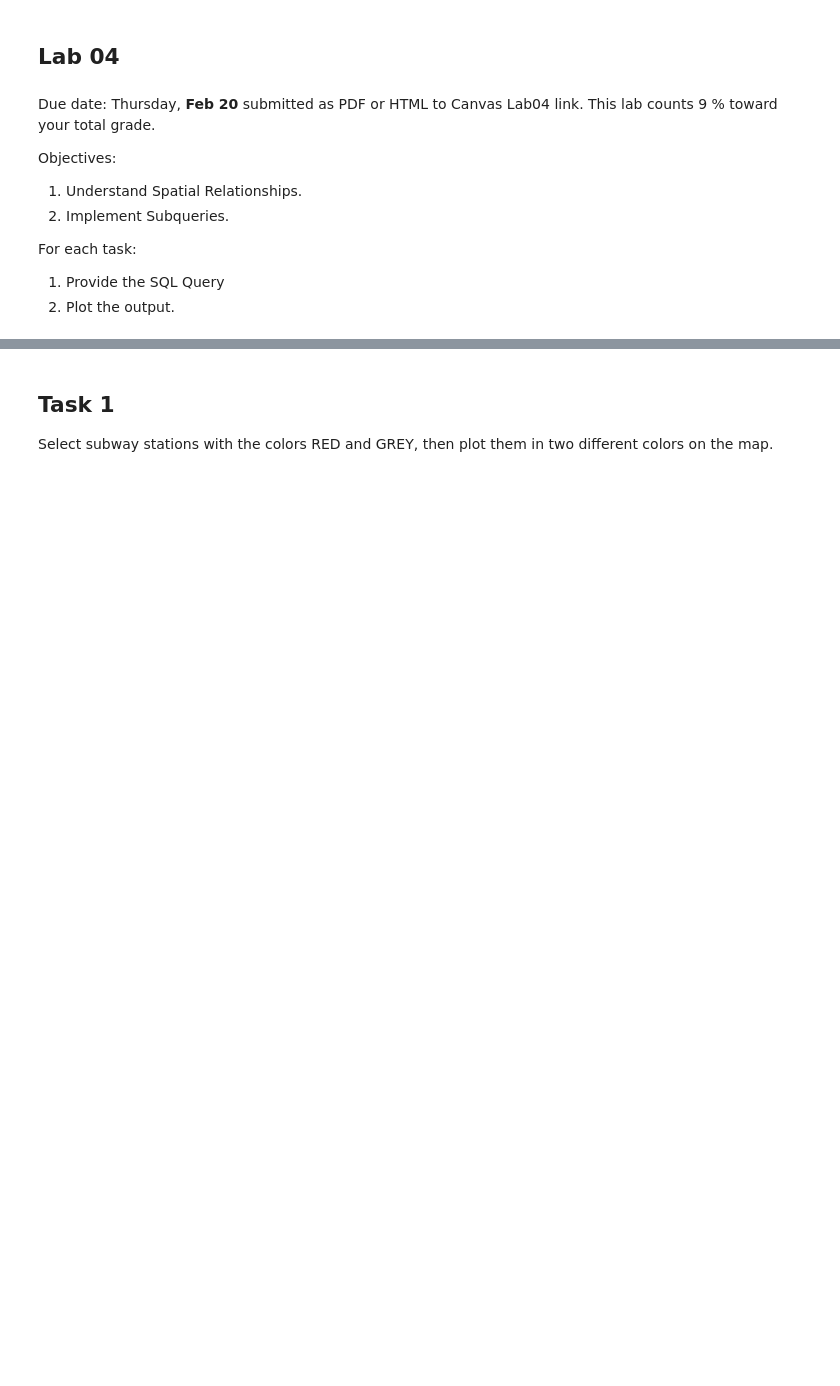
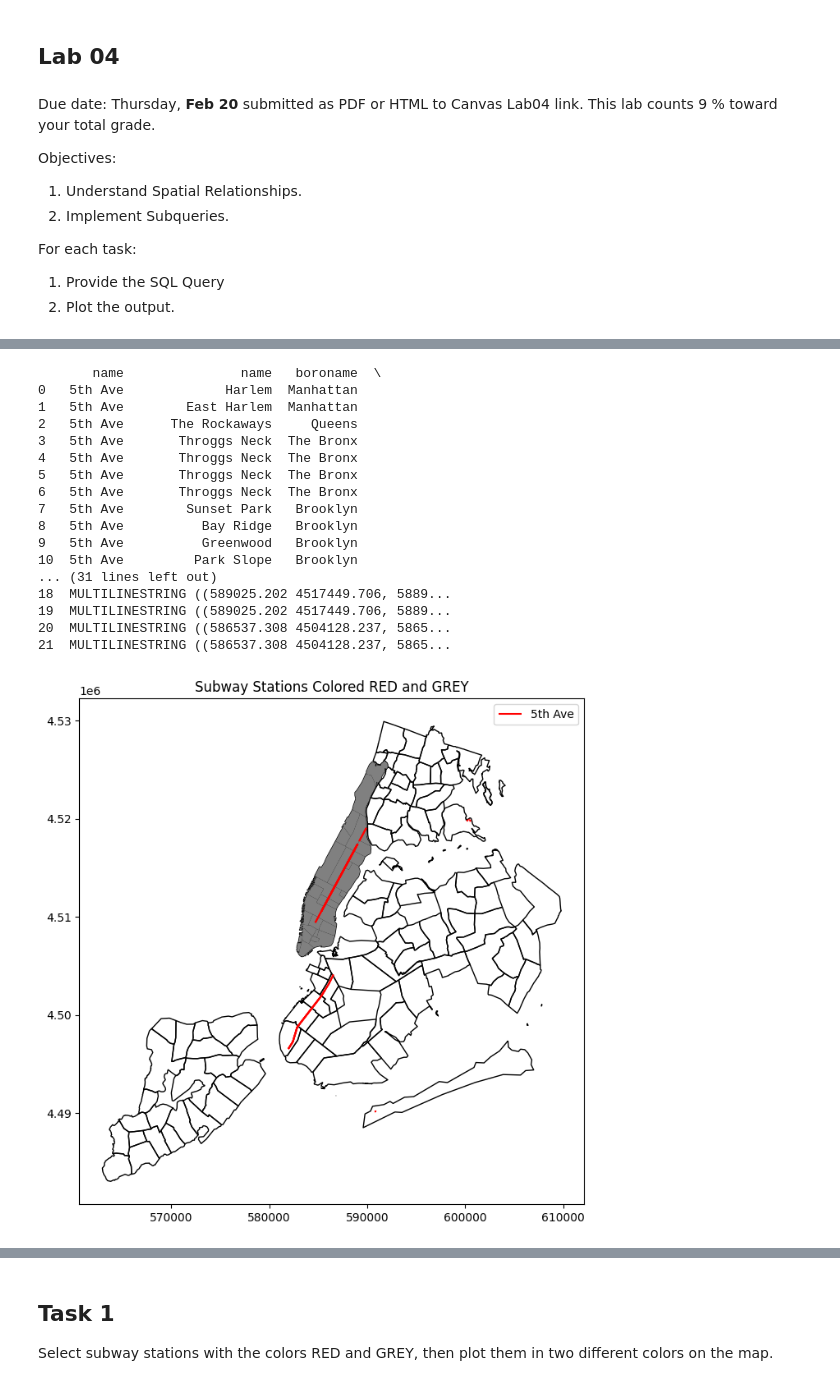
Before and after one commit to gisynw/ssj-376, a Jupyter notebook: docs/Labs/Lab04/Instructor_Lab04.ipynb, the cells around one changed output, grey strips where cells are left out. Drawn from its saved outputs; the diff is of its cells as text; code cells hidden in the pictures; blank space fills up the shorter version.

```diff
--- a/docs/Labs/Lab04/Instructor_Lab04.ipynb
+++ b/docs/Labs/Lab04/Instructor_Lab04.ipynb
@@ -33,0 +72,42 @@ insp.get_table_names()
+# %%
+query = """
+SELECT street.name, nbh.name, nbh.boroname, street.geom
+FROM ch05.streets AS street, ch05.neighborhoods AS nbh
+WHERE street.name = '5th Ave' AND ST_Intersects(street.geom, nbh.geom);
+"""
+
+subway_stations = gpd.read_postgis(query, engine, geom_col='geom')
+print(subway_stations)
+query02 = """
+SELECT * FROM ch05.neighborhoods
+"""
+
+all_neighborhood = gpd.read_postgis(query02, engine, geom_col='geom')
+# Plotting with different colors for RED and GREY stations
+fig, ax = plt.subplots(figsize=(10, 8))
+all_neighborhood.plot(ax=ax, color = 'none')
+all_neighborhood[all_neighborhood['boroname'] == 'Manhattan'].plot(ax=ax, color = 'grey')
+subway_stations.plot(ax=ax, color='red', label='5th Ave')
+
+plt.legend()
+plt.title('Subway Stations Colored RED and GREY')
+plt.show()
+# %% [output]
+       name               name   boroname  \
+0   5th Ave             Harlem  Manhattan
+1   5th Ave        East Harlem  Manhattan
+2   5th Ave      The Rockaways     Queens
+3   5th Ave       Throggs Neck  The Bronx
+4   5th Ave       Throggs Neck  The Bronx
+5   5th Ave       Throggs Neck  The Bronx
+6   5th Ave       Throggs Neck  The Bronx
+7   5th Ave        Sunset Park   Brooklyn
+8   5th Ave          Bay Ridge   Brooklyn
+9   5th Ave          Greenwood   Brooklyn
+10  5th Ave         Park Slope   Brooklyn
+... (31 lines left out)
+18  MULTILINESTRING ((589025.202 4517449.706, 5889...
+19  MULTILINESTRING ((589025.202 4517449.706, 5889...
+20  MULTILINESTRING ((586537.308 4504128.237, 5865...
+21  MULTILINESTRING ((586537.308 4504128.237, 5865...
+[figure, added]
```
Also changed, not shown: parts of 15 cells of this notebook, 4 other files.
